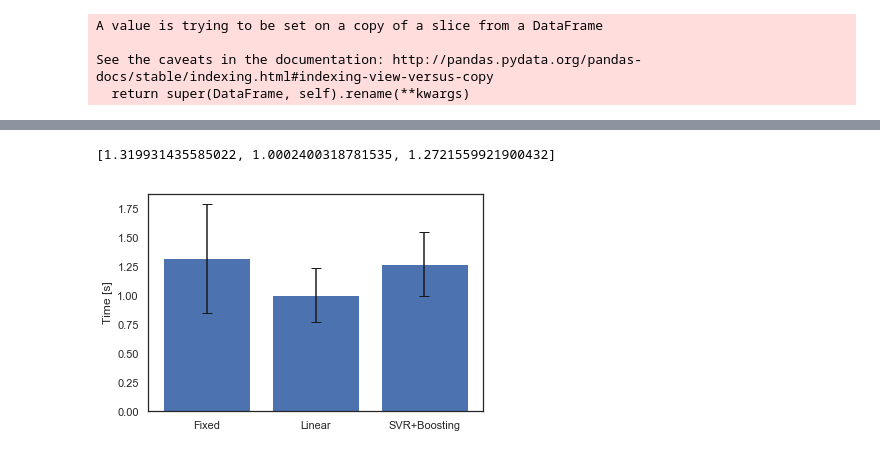
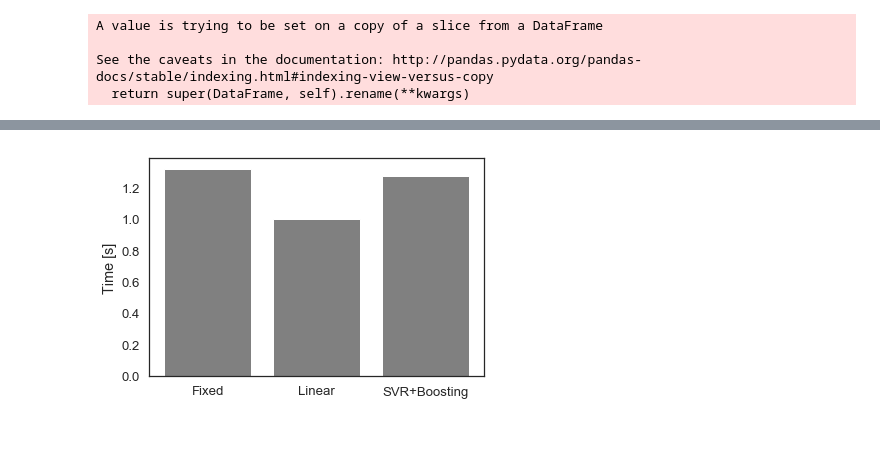
Before and after one commit to CN-UPB/ml-for-resource-allocation, a Jupyter notebook: runtime.ipynb, the cells around one changed output, grey strips where cells are left out. Cells and saved outputs as stored; diff of their text form; code cells hidden in the pictures.

Commit message:
runtime analysis

```diff
--- a/runtime.ipynb
+++ b/runtime.ipynb
@@ -118,3 +122,22 @@ def prepare_data(data):
     scaler.fit_transform(X)
 
     return X, y
+# %%
+def barplot(times, labels, ylabel='Time [s]', filename=None):
+    sns.set(font_scale=1.2, style='white')
+    assert len(times) == len(labels)
+
+#     times_mean = [t.mean() for t in times]
+#     print(times_mean)
+#     times_std = [t.std() for t in times]
+
+    x = np.arange(len(labels))
+    fig, ax = plt.subplots()
+    plt.bar(x, times, color='gray')
+
+    ax.set_xticks(x)
+    ax.set_xticklabels(labels)
+    ax.set_ylabel(ylabel)
+
+    if filename is not None:
+        fig.savefig(f'plots/{filename}.pdf', bbox_inches='tight')
@@ -145,14 +172,0 @@ def training_times(model, X, y, k=5):
-# %%
-def barplot(times, labels):
-    assert len(times) == len(labels)
-
-    times_mean = [t.mean() for t in times]
-    print(times_mean)
-    times_std = [t.std() for t in times]
-
-    x = np.arange(len(labels))
-    fig, ax = plt.subplots()
-    plt.bar(x, times_mean, yerr=times_std, capsize=5)
-    ax.set_xticks(x)
-    ax.set_xticklabels(labels)
-    ax.set_ylabel('Time [s]')
@@ -278,8 +321,7 @@ df_linear
 # %%
-placement_times = [df_fixed['runtime'], df_linear['runtime'], df_ml['runtime']]
+placement_times = [df_fixed['runtime'].mean(), df_linear['runtime'].mean(), df_ml['runtime'].mean()]
 labels = ['Fixed', 'Linear', 'SVR+Boosting']
 
 barplot(placement_times, labels)
 # %% [output]
-[1.319931435585022, 1.0002400318781535, 1.2721559921900432]
-[figure, old version]
+[figure, new version]
```
Also changed, not shown: parts of 17 cells of this notebook, 2 other files.
